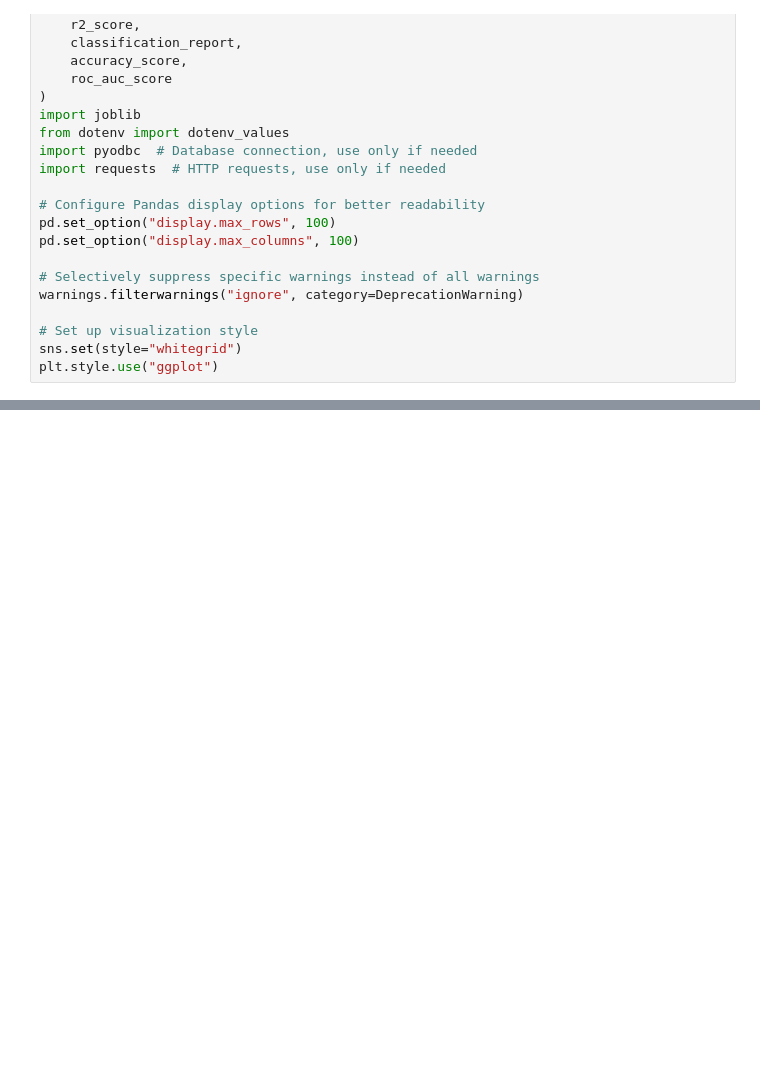
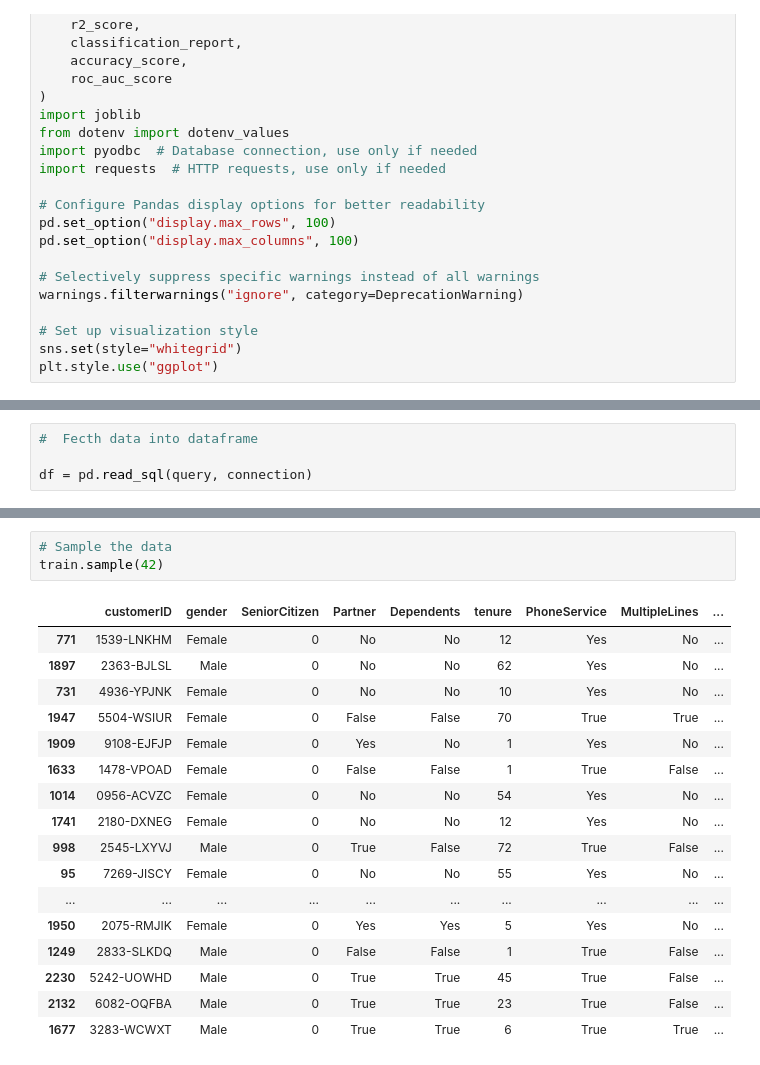
Before and after one commit to Safowaa/Teaching, a Jupyter notebook: Telco/Notebook/nb.ipynb, the cells around one changed output, grey strips where cells are left out. Cells and saved outputs as stored; diff of their text form; blank space fills up the shorter version.

```diff
--- a/Telco/Notebook/nb.ipynb
+++ b/Telco/Notebook/nb.ipynb
@@ -51,0 +71,4 @@ plt.style.use("ggplot")
+# %%
+#  Fecth data into dataframe
+
+df = pd.read_sql(query, connection)
@@ -51,0 +196,21 @@ plt.style.use("ggplot")
+# %%
+# Sample the data
+train.sample(42)
+# %% [output]
+|  | customerID | gender | SeniorCitizen | Partner | Dependents | tenure | PhoneService | MultipleLines | ... |
+| 771 | 1539-LNKHM | Female | 0 | No | No | 12 | Yes | No | ... |
+| 1897 | 2363-BJLSL | Male | 0 | No | No | 62 | Yes | No | ... |
+| 731 | 4936-YPJNK | Female | 0 | No | No | 10 | Yes | No | ... |
+| 1947 | 5504-WSIUR | Female | 0 | False | False | 70 | True | True | ... |
+| 1909 | 9108-EJFJP | Female | 0 | Yes | No | 1 | Yes | No | ... |
+| 1633 | 1478-VPOAD | Female | 0 | False | False | 1 | True | False | ... |
+| 1014 | 0956-ACVZC | Female | 0 | No | No | 54 | Yes | No | ... |
+| 1741 | 2180-DXNEG | Female | 0 | No | No | 12 | Yes | No | ... |
+| 998 | 2545-LXYVJ | Male | 0 | True | False | 72 | True | False | ... |
+| 95 | 7269-JISCY | Female | 0 | No | No | 55 | Yes | No | ... |
+| ... | ... | ... | ... | ... | ... | ... | ... | ... | ... |
+| 1950 | 2075-RMJIK | Female | 0 | Yes | Yes | 5 | Yes | No | ... |
+| 1249 | 2833-SLKDQ | Male | 0 | False | False | 1 | True | False | ... |
+| 2230 | 5242-UOWHD | Male | 0 | True | True | 45 | True | False | ... |
+| 2132 | 6082-OQFBA | Male | 0 | True | True | 23 | True | False | ... |
+| 1677 | 3283-WCWXT | Male | 0 | True | True | 6 | True | True | ... |
```
Also changed, not shown: parts of 15 cells of this notebook, 3 other files.
